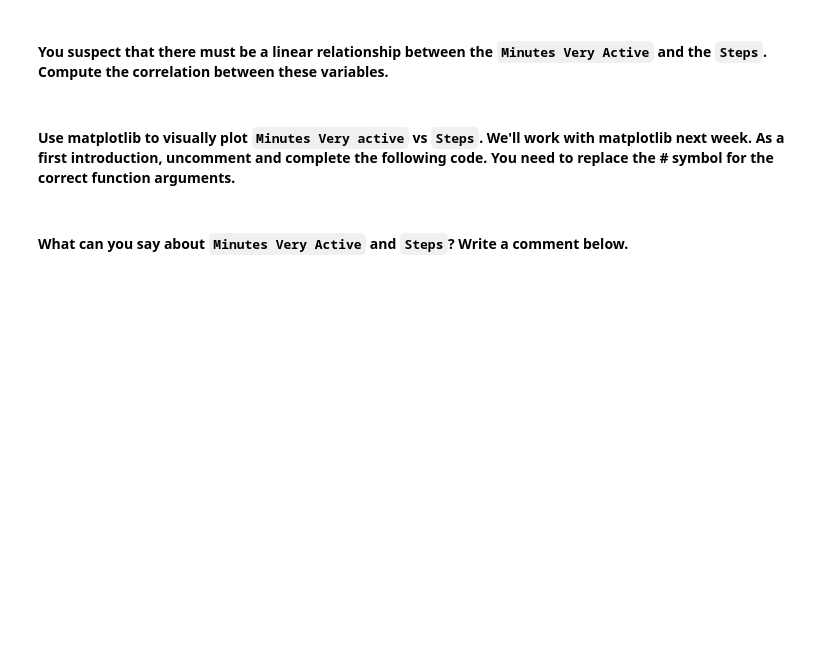
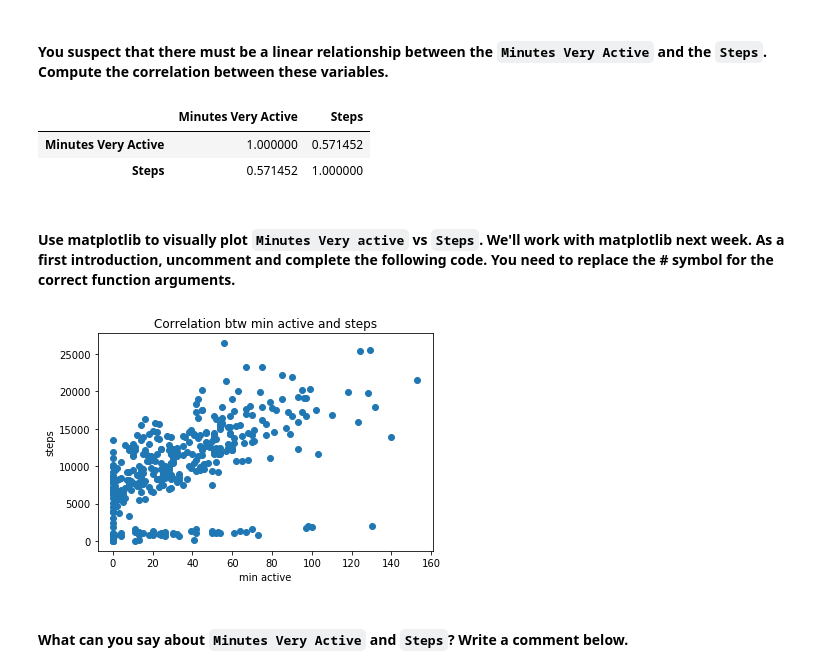
Before and after one commit to FHnt97/lab-pivot-table-and-correlation, a Jupyter notebook: your_code/main.ipynb, the cells around one changed output. Saved outputs shown, nothing was run; the diff lists cells and outputs as text; code cells hidden in the pictures; blank space fills up the shorter version.

```diff
--- a/your_code/main.ipynb
+++ b/your_code/main.ipynb
@@ -181,0 +180,4 @@ Save your data in a variable called `fitbit`.
+# %%
+# your code here
+fitbit = pd.read_csv("fitbit.csv").drop("Unnamed: 0", axis=1)
+fitbit.head()
@@ -188,6 +230,11 @@ Save your data in a variable called `fitbit`.
 #### You suspect that there must be a linear relationship between the `Minutes Very Active` and the `Steps`. Compute the correlation between these variables.
 # %%
 # your code here
+fitbit[["Minutes Very Active", "Steps"]].corr(method = "pearson")
+# %% [output]
+|  | Minutes Very Active | Steps |
+| Minutes Very Active | 1.000000 | 0.571452 |
+| Steps | 0.571452 | 1.000000 |
 # %% [markdown]
 #### Use matplotlib to visually plot `Minutes Very active` vs `Steps`. We'll work with matplotlib next week. As a first introduction, uncomment and complete the following code. You need to replace the # symbol for the correct function arguments.
 # %%
@@ -195,10 +242,10 @@ import matplotlib.pyplot as plt;
 # %%
-"""
-plt.scatter(#, #)
-plt.title(#)
-plt.xlabel(#)
-plt.ylabel(#)
+plt.scatter(fitbit["Minutes Very Active"], fitbit["Steps"])
+plt.title("Correlation btw min active and steps")
+plt.xlabel("min active")
+plt.ylabel("steps")
 plt.show()
-"""
+# %% [output]
+[figure, added]
 # %% [markdown]
 #### What can you say about `Minutes Very Active` and `Steps`? Write a comment below.
```
Also changed, not shown: parts of 19 cells of this notebook, 1 other file.
